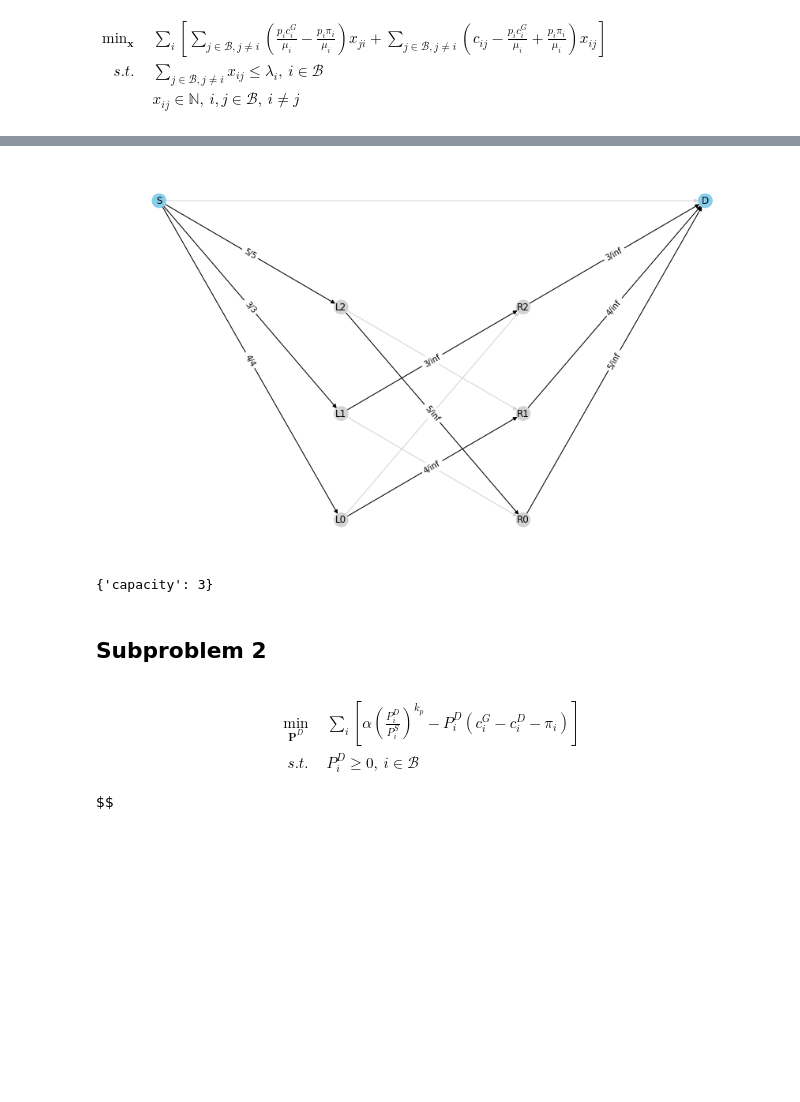
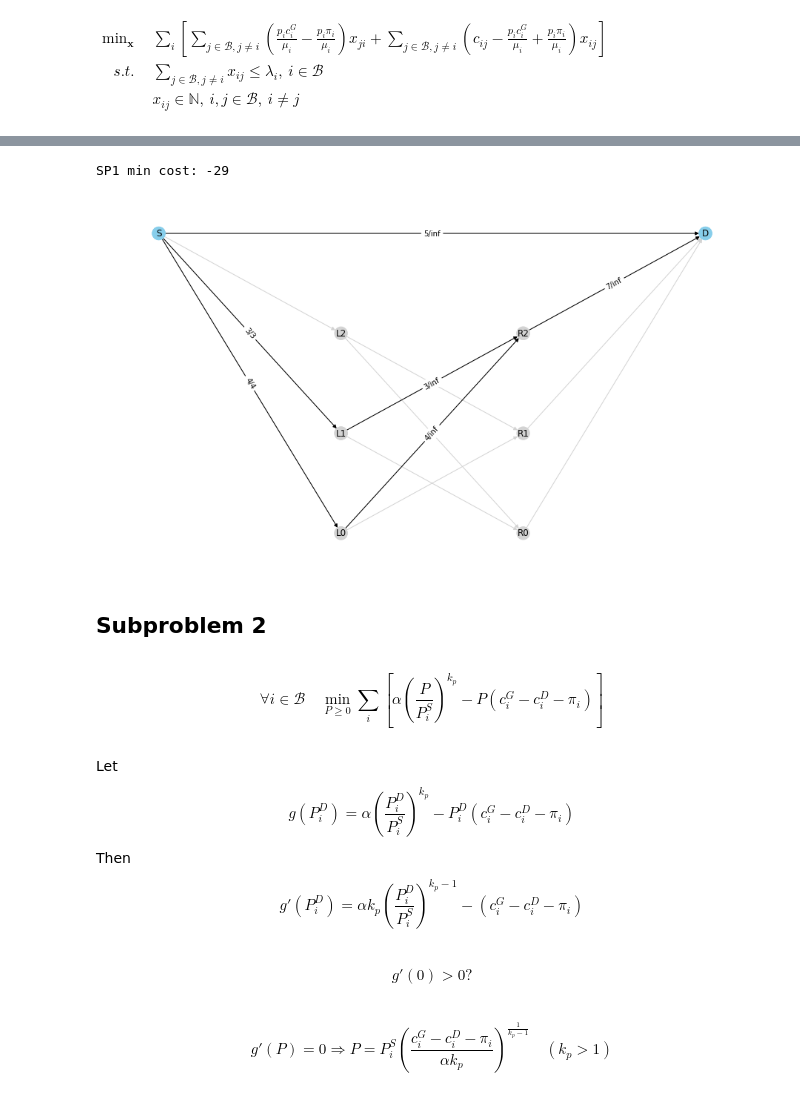
Before and after one commit to youlei202/research-Battery-MEC, a Jupyter notebook: simulation.ipynb, the cells around one changed output, grey strips where cells are left out. Saved outputs shown, nothing was run; the diff lists cells and outputs as text; code cells hidden in the pictures; blank space fills up the shorter version.

```diff
--- a/simulation.ipynb
+++ b/simulation.ipynb
@@ -177,17 +84,32 @@ def visualize_flow(flow_graph):
-# %%
-flow_graph=check_valid_flow(G, flows, source_node='S', target_node='D')
-visualize_flow(flow_graph)
-# %% [output]
-[figure, removed]
-# %%
-G['S']['L1']
-# %% [output]
-{'capacity': 3}
+# %%
+subproblem_1 = NetworkFlowProblem(arrival_rates, sp_weights)
+min_cost, _ = subproblem_1.solve()
+# %%
+subproblem_1.visualize_flow()
+print('SP1 min cost:', min_cost)
+# %% [output]
+SP1 min cost: -29
+[figure, added]
 # %% [markdown]
 ## Subproblem 2
 # %% [markdown]
-\begin{align}
-\min_{\mathbf{P}^{D}} \quad & \sum_{i}\left[ \alpha \left(\frac{P_i^D}{P_i^S}\right)^{k_p} - P_i^D(c_i^G-c_i^D-\pi_i) \right] \\
-s.t. \quad & P_i^D\geq 0,~i\in\mathcal{B} \\
-\end{align}
 $$
+\forall i\in\mathcal{B}  \quad \min_{P\geq 0} \sum_{i}\left[ \alpha \left(\frac{P}{P_i^S}\right)^{k_p} - P(c_i^G-c_i^D-\pi_i) \right]
+$$
+# %% [markdown]
+Let
+$$
+g(P_i^D) = \alpha \left(\frac{P_i^D}{P_i^S}\right)^{k_p} - P_i^D(c_i^G-c_i^D-\pi_i)
+$$
+Then
+$$
+g'(P_i^D) = \alpha k_p \left(\frac{P_i^D}{P_i^S}\right)^{k_p-1} - (c_i^G-c_i^D-\pi_i)
+$$
+# %% [markdown]
+$$
+g'(0)>0 ?
+$$
+# %% [markdown]
+$$
+g'(P) = 0 \Longrightarrow P = P_i^S\left(\frac{c_i^G-c_i^D-\pi_i}{\alpha k_p}\right)^{\frac{1}{k_p-1}}\quad (k_p > 1)
+$$
```
Also changed, not shown: parts of 19 cells of this notebook, 3 other files.
